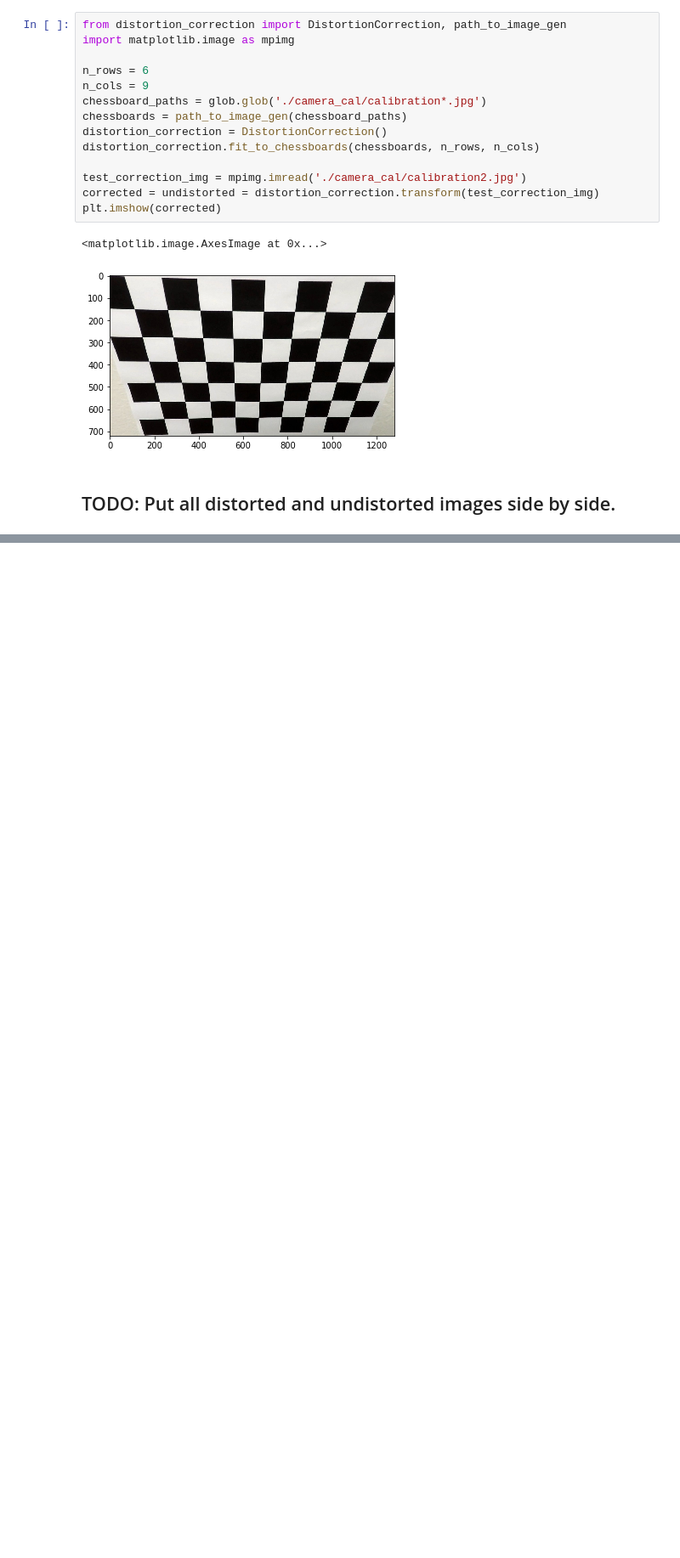
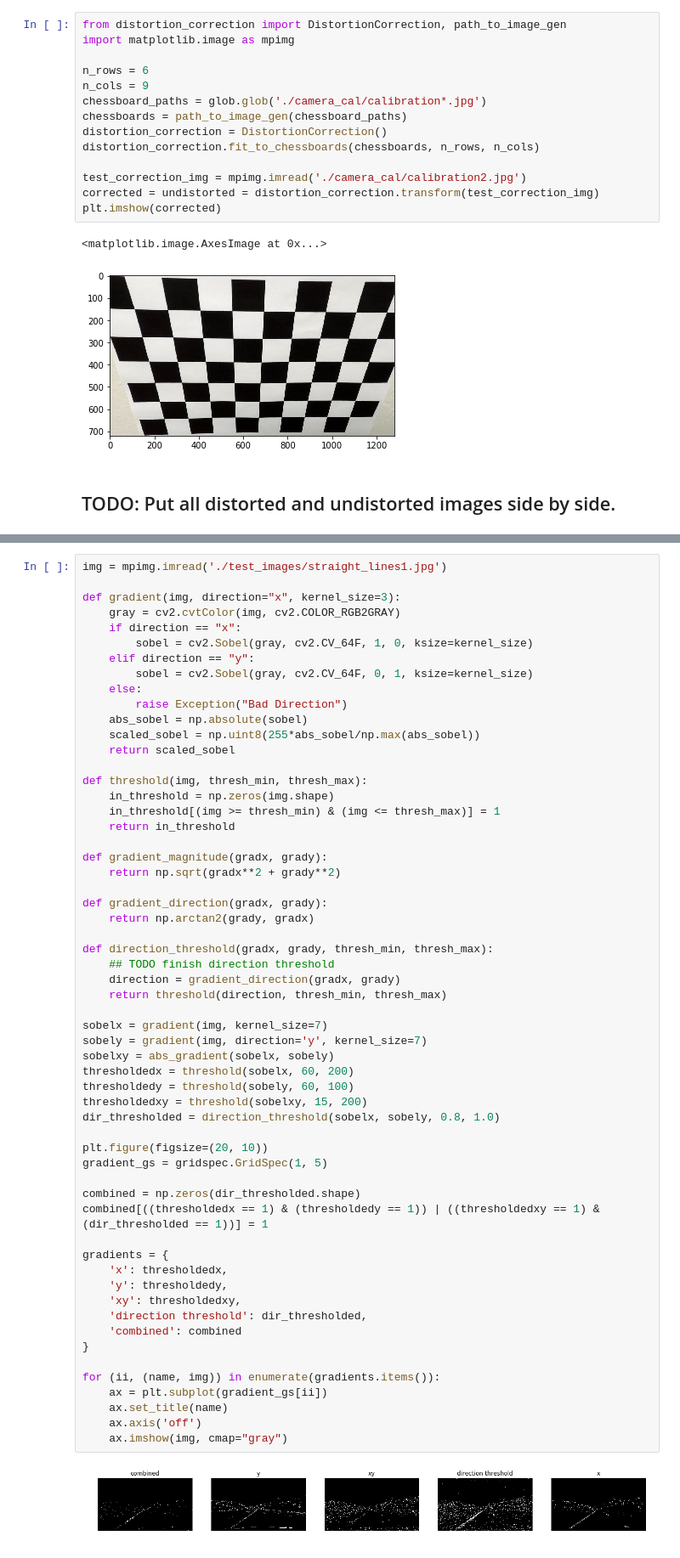
Before and after one commit to dmlicht/CarND-Advanced-Lane-Lines, a Jupyter notebook: distortion_correction.ipynb, the cells around one changed output, grey strips where cells are left out. Shown at 85% size. Cells and saved outputs as stored; diff of their text form; blank space fills up the shorter version.

```diff
--- a/distortion_correction.ipynb
+++ b/distortion_correction.ipynb
@@ -92,0 +142,60 @@ plt.imshow(corrected)
+# %%
+img = mpimg.imread('./test_images/straight_lines1.jpg')
+
+def gradient(img, direction="x", kernel_size=3):
+    gray = cv2.cvtColor(img, cv2.COLOR_RGB2GRAY)
+    if direction == "x":
+        sobel = cv2.Sobel(gray, cv2.CV_64F, 1, 0, ksize=kernel_size)
+    elif direction == "y":
+        sobel = cv2.Sobel(gray, cv2.CV_64F, 0, 1, ksize=kernel_size)
+    else:
+        raise Exception("Bad Direction")
+    abs_sobel = np.absolute(sobel)
+    scaled_sobel = np.uint8(255*abs_sobel/np.max(abs_sobel))
+    return scaled_sobel
+
+def threshold(img, thresh_min, thresh_max):
+    in_threshold = np.zeros(img.shape)
+    in_threshold[(img >= thresh_min) & (img <= thresh_max)] = 1
+    return in_threshold
+
+def gradient_magnitude(gradx, grady):
+    return np.sqrt(gradx**2 + grady**2)
+
+def gradient_direction(gradx, grady):
+    return np.arctan2(grady, gradx)
+
+def direction_threshold(gradx, grady, thresh_min, thresh_max):
+    ## TODO finish direction threshold
+    direction = gradient_direction(gradx, grady)
+    return threshold(direction, thresh_min, thresh_max)
+
+sobelx = gradient(img, kernel_size=7)
+sobely = gradient(img, direction='y', kernel_size=7)
+sobelxy = abs_gradient(sobelx, sobely)
+thresholdedx = threshold(sobelx, 60, 200)
+thresholdedy = threshold(sobely, 60, 100)
+thresholdedxy = threshold(sobelxy, 15, 200)
+dir_thresholded = direction_threshold(sobelx, sobely, 0.8, 1.0)
+
+plt.figure(figsize=(20, 10))
+gradient_gs = gridspec.GridSpec(1, 5)
+
+combined = np.zeros(dir_thresholded.shape)
+combined[((thresholdedx == 1) & (thresholdedy == 1)) | ((thresholdedxy == 1) & (dir_thresholded == 1))] = 1
+
+gradients = {
+    'x': thresholdedx,
+    'y': thresholdedy,
+    'xy': thresholdedxy,
+    'direction threshold': dir_thresholded,
+    'combined': combined
+}
+
+for (ii, (name, img)) in enumerate(gradients.items()):
+    ax = plt.subplot(gradient_gs[ii])
+    ax.set_title(name)
+    ax.axis('off')
+    ax.imshow(img, cmap="gray")
+# %% [output]
+[figure, added]
```
Also changed, not shown: parts of 19 cells of this notebook, 2 other files.
